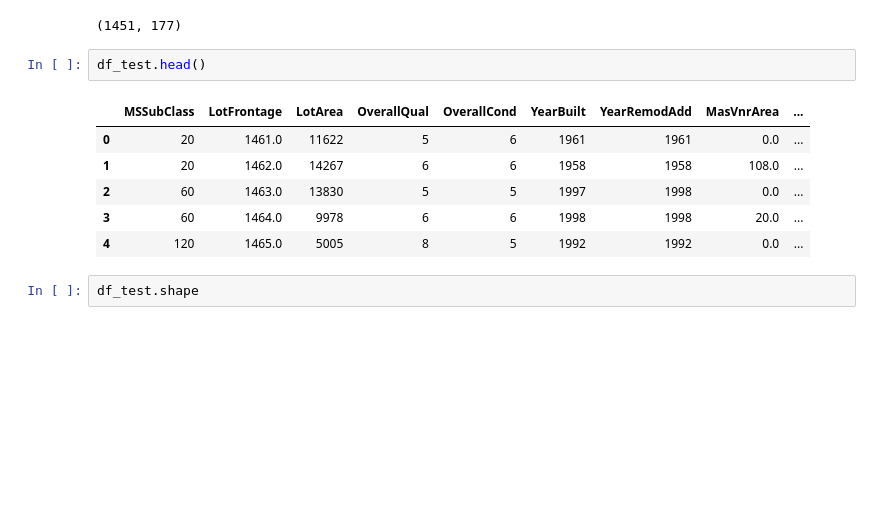
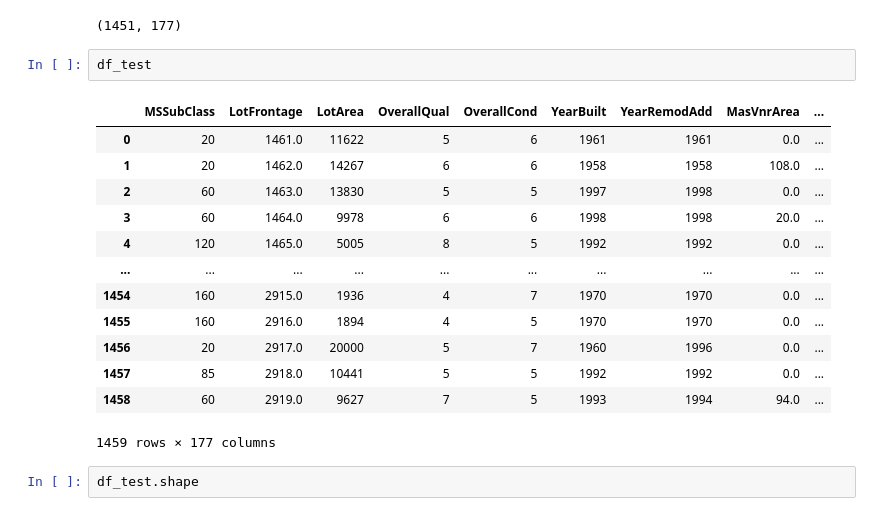
Before and after one commit to ifty500/Kaggle-Workflow-Competition, a Jupyter notebook: House Price Prediction/House Price Prediction Tuned.ipynb, the cells around one changed output. Saved outputs shown, nothing was run; the diff lists cells and outputs as text; blank space fills up the shorter version.

```diff
--- a/House Price Prediction/House Price Prediction Tuned.ipynb
+++ b/House Price Prediction/House Price Prediction Tuned.ipynb
@@ -456,14 +467,21 @@ df_train.shape
 # %% [output]
 (1451, 177)
 # %%
-df_test.head()
+df_test
 # %% [output]
 |  | MSSubClass | LotFrontage | LotArea | OverallQual | OverallCond | YearBuilt | YearRemodAdd | MasVnrArea | ... |
 | 0 | 20 | 1461.0 | 11622 | 5 | 6 | 1961 | 1961 | 0.0 | ... |
 | 1 | 20 | 1462.0 | 14267 | 6 | 6 | 1958 | 1958 | 108.0 | ... |
 | 2 | 60 | 1463.0 | 13830 | 5 | 5 | 1997 | 1998 | 0.0 | ... |
 | 3 | 60 | 1464.0 | 9978 | 6 | 6 | 1998 | 1998 | 20.0 | ... |
 | 4 | 120 | 1465.0 | 5005 | 8 | 5 | 1992 | 1992 | 0.0 | ... |
+| ... | ... | ... | ... | ... | ... | ... | ... | ... | ... |
+| 1454 | 160 | 2915.0 | 1936 | 4 | 7 | 1970 | 1970 | 0.0 | ... |
+| 1455 | 160 | 2916.0 | 1894 | 4 | 5 | 1970 | 1970 | 0.0 | ... |
+| 1456 | 20 | 2917.0 | 20000 | 5 | 7 | 1960 | 1996 | 0.0 | ... |
+| 1457 | 85 | 2918.0 | 10441 | 5 | 5 | 1992 | 1992 | 0.0 | ... |
+| 1458 | 60 | 2919.0 | 9627 | 7 | 5 | 1993 | 1994 | 94.0 | ... |
+1459 rows × 177 columns
 # %%
 df_test.shape
 # %% [output]
```
Also changed, not shown: parts of 22 cells of this notebook.
